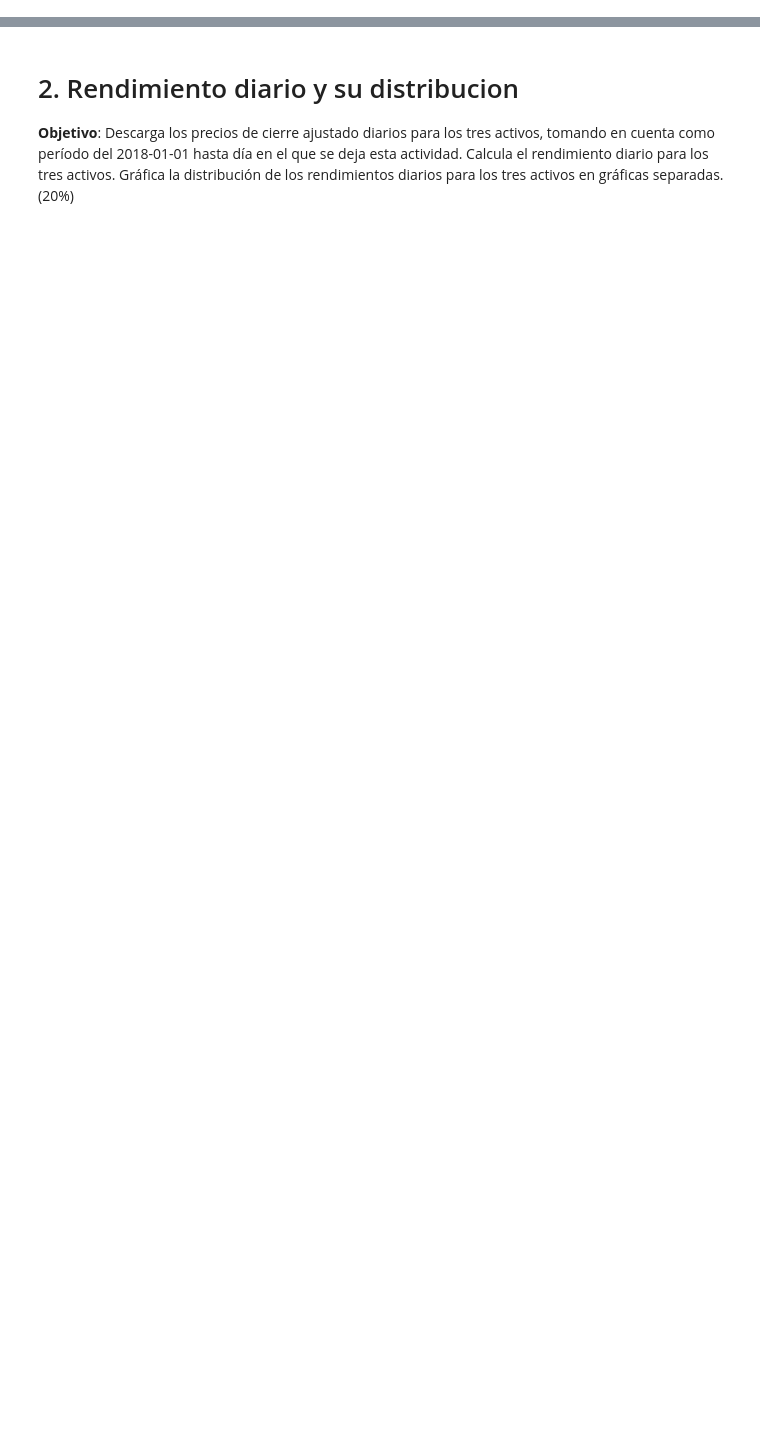
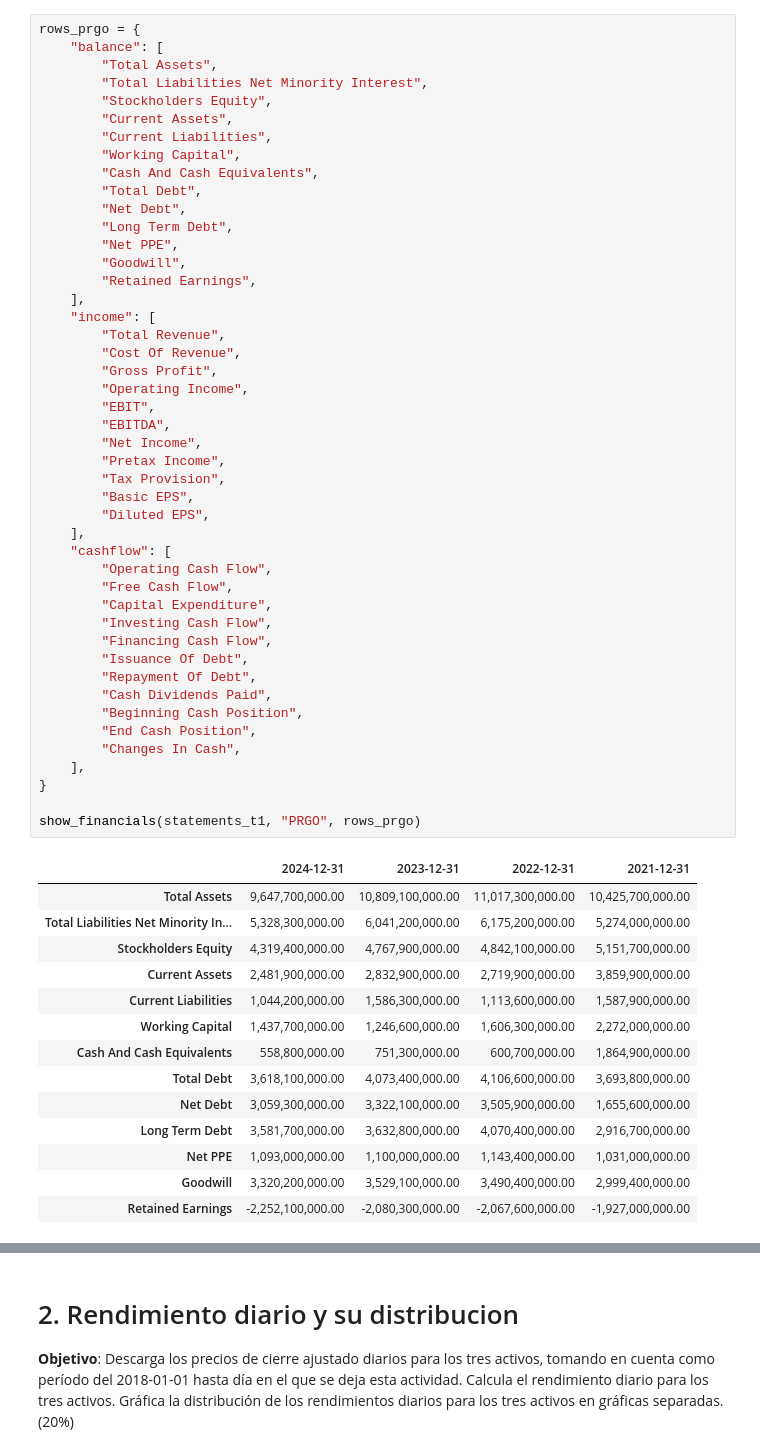
Before and after one commit to Rigobertoj/portafolios_inversion, a Jupyter notebook: src/01/notebooks/3T.cuantitative_research.ipynb, the cells around one changed output, grey strips where cells are left out. Cells and saved outputs as stored; diff of their text form; blank space fills up the shorter version.

```diff
--- a/src/01/notebooks/3T.cuantitative_research.ipynb
+++ b/src/01/notebooks/3T.cuantitative_research.ipynb
@@ -0,0 +59,61 @@
+# %%
+rows_prgo = {
+    "balance": [
+        "Total Assets",
+        "Total Liabilities Net Minority Interest",
+        "Stockholders Equity",
+        "Current Assets",
+        "Current Liabilities",
+        "Working Capital",
+        "Cash And Cash Equivalents",
+        "Total Debt",
+        "Net Debt",
+        "Long Term Debt",
+        "Net PPE",
+        "Goodwill",
+        "Retained Earnings",
+    ],
+    "income": [
+        "Total Revenue",
+        "Cost Of Revenue",
+        "Gross Profit",
+        "Operating Income",
+        "EBIT",
+        "EBITDA",
+        "Net Income",
+        "Pretax Income",
+        "Tax Provision",
+        "Basic EPS",
+        "Diluted EPS",
+    ],
+    "cashflow": [
+        "Operating Cash Flow",
+        "Free Cash Flow",
+        "Capital Expenditure",
+        "Investing Cash Flow",
+        "Financing Cash Flow",
+        "Issuance Of Debt",
+        "Repayment Of Debt",
+        "Cash Dividends Paid",
+        "Beginning Cash Position",
+        "End Cash Position",
+        "Changes In Cash",
+    ],
+}
+
+show_financials(statements_t1, "PRGO", rows_prgo)
+# %% [output]
+|  | 2024-12-31 | 2023-12-31 | 2022-12-31 | 2021-12-31 |
+| Total Assets | 9,647,700,000.00 | 10,809,100,000.00 | 11,017,300,000.00 | 10,425,700,000.00 |
+| Total Liabilities Net Minority In... | 5,328,300,000.00 | 6,041,200,000.00 | 6,175,200,000.00 | 5,274,000,000.00 |
+| Stockholders Equity | 4,319,400,000.00 | 4,767,900,000.00 | 4,842,100,000.00 | 5,151,700,000.00 |
+| Current Assets | 2,481,900,000.00 | 2,832,900,000.00 | 2,719,900,000.00 | 3,859,900,000.00 |
+| Current Liabilities | 1,044,200,000.00 | 1,586,300,000.00 | 1,113,600,000.00 | 1,587,900,000.00 |
+| Working Capital | 1,437,700,000.00 | 1,246,600,000.00 | 1,606,300,000.00 | 2,272,000,000.00 |
+| Cash And Cash Equivalents | 558,800,000.00 | 751,300,000.00 | 600,700,000.00 | 1,864,900,000.00 |
+| Total Debt | 3,618,100,000.00 | 4,073,400,000.00 | 4,106,600,000.00 | 3,693,800,000.00 |
+| Net Debt | 3,059,300,000.00 | 3,322,100,000.00 | 3,505,900,000.00 | 1,655,600,000.00 |
+| Long Term Debt | 3,581,700,000.00 | 3,632,800,000.00 | 4,070,400,000.00 | 2,916,700,000.00 |
+| Net PPE | 1,093,000,000.00 | 1,100,000,000.00 | 1,143,400,000.00 | 1,031,000,000.00 |
+| Goodwill | 3,320,200,000.00 | 3,529,100,000.00 | 3,490,400,000.00 | 2,999,400,000.00 |
+| Retained Earnings | -2,252,100,000.00 | -2,080,300,000.00 | -2,067,600,000.00 | -1,927,000,000.00 |
```
Also changed, not shown: parts of 14 cells of this notebook, 1 other file.
